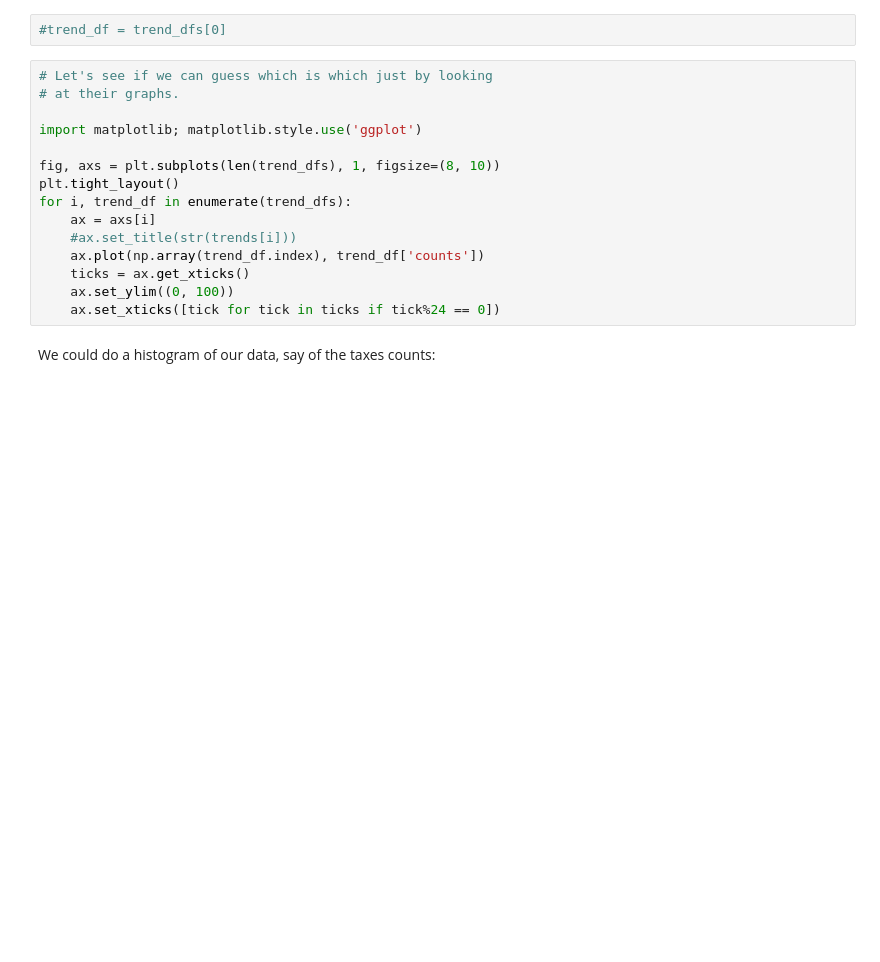
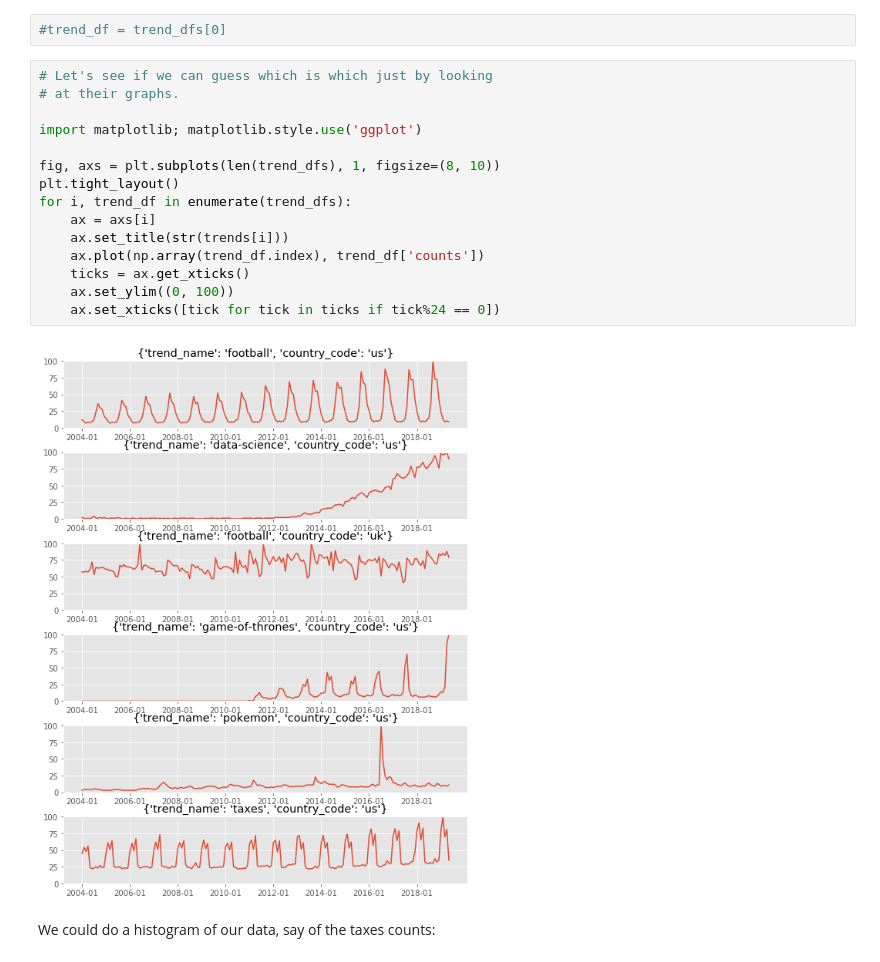
Before and after one commit to wvsharber/time_series_analysis_seattle-ds, a Jupyter notebook: time-series-examples.ipynb, the cells around one changed output. Cells and saved outputs as stored; diff of their text form; blank space fills up the shorter version.

```diff
--- a/time-series-examples.ipynb
+++ b/time-series-examples.ipynb
@@ -51,18 +63,20 @@ trend_dfs = [load_trend(**trend) for trend in trends]
 # %%
 # Let's see if we can guess which is which just by looking
 # at their graphs.
 
 import matplotlib; matplotlib.style.use('ggplot')
 
 fig, axs = plt.subplots(len(trend_dfs), 1, figsize=(8, 10))
 plt.tight_layout()
 for i, trend_df in enumerate(trend_dfs):
     ax = axs[i]
-    #ax.set_title(str(trends[i]))
+    ax.set_title(str(trends[i]))
     ax.plot(np.array(trend_df.index), trend_df['counts'])
     ticks = ax.get_xticks()
     ax.set_ylim((0, 100))
     ax.set_xticks([tick for tick in ticks if tick%24 == 0])
+# %% [output]
+[figure, added]
 # %% [markdown]
 We could do a histogram of our data, say of the taxes counts:
 # %%
```
Also changed, not shown: parts of 13 cells of this notebook.
